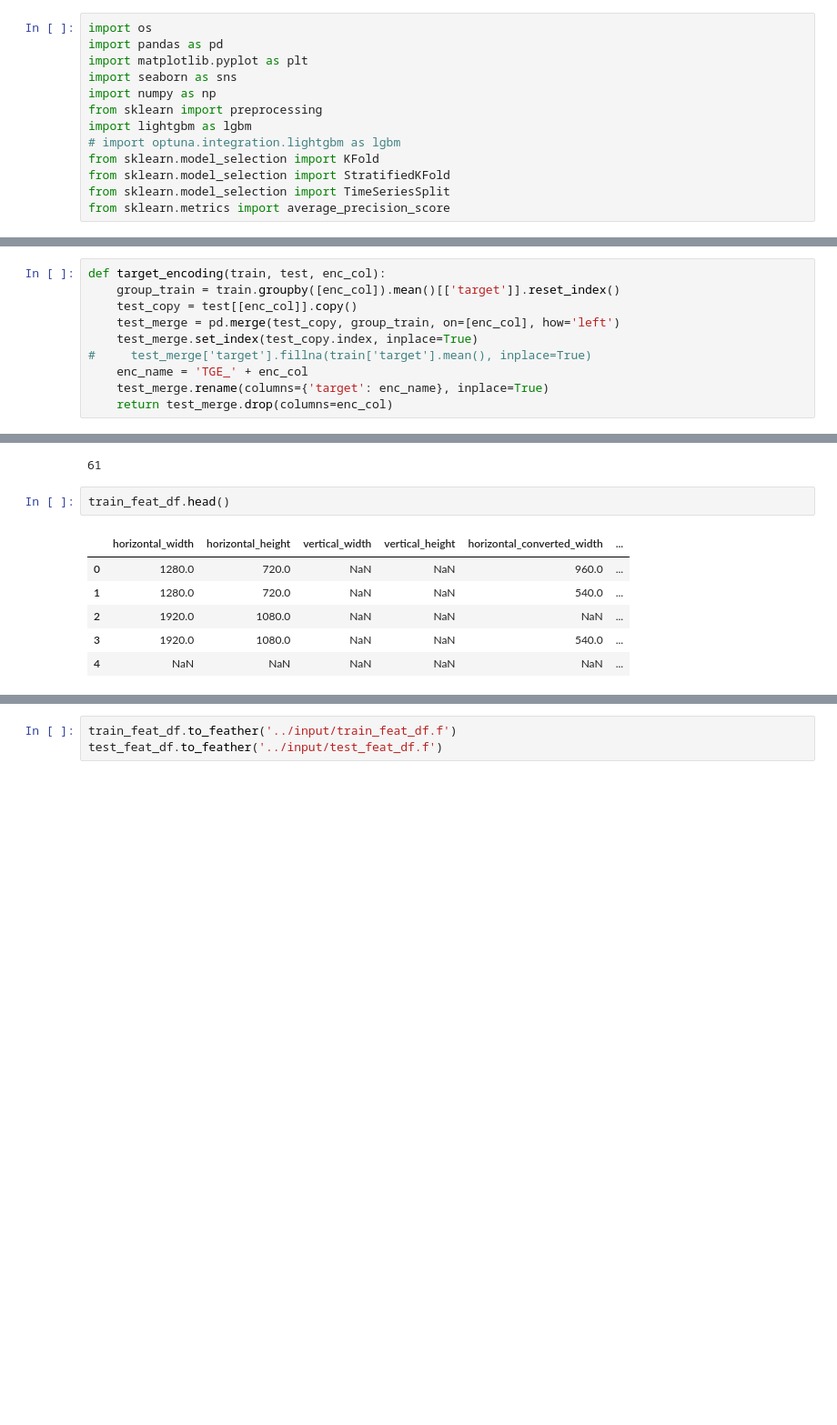
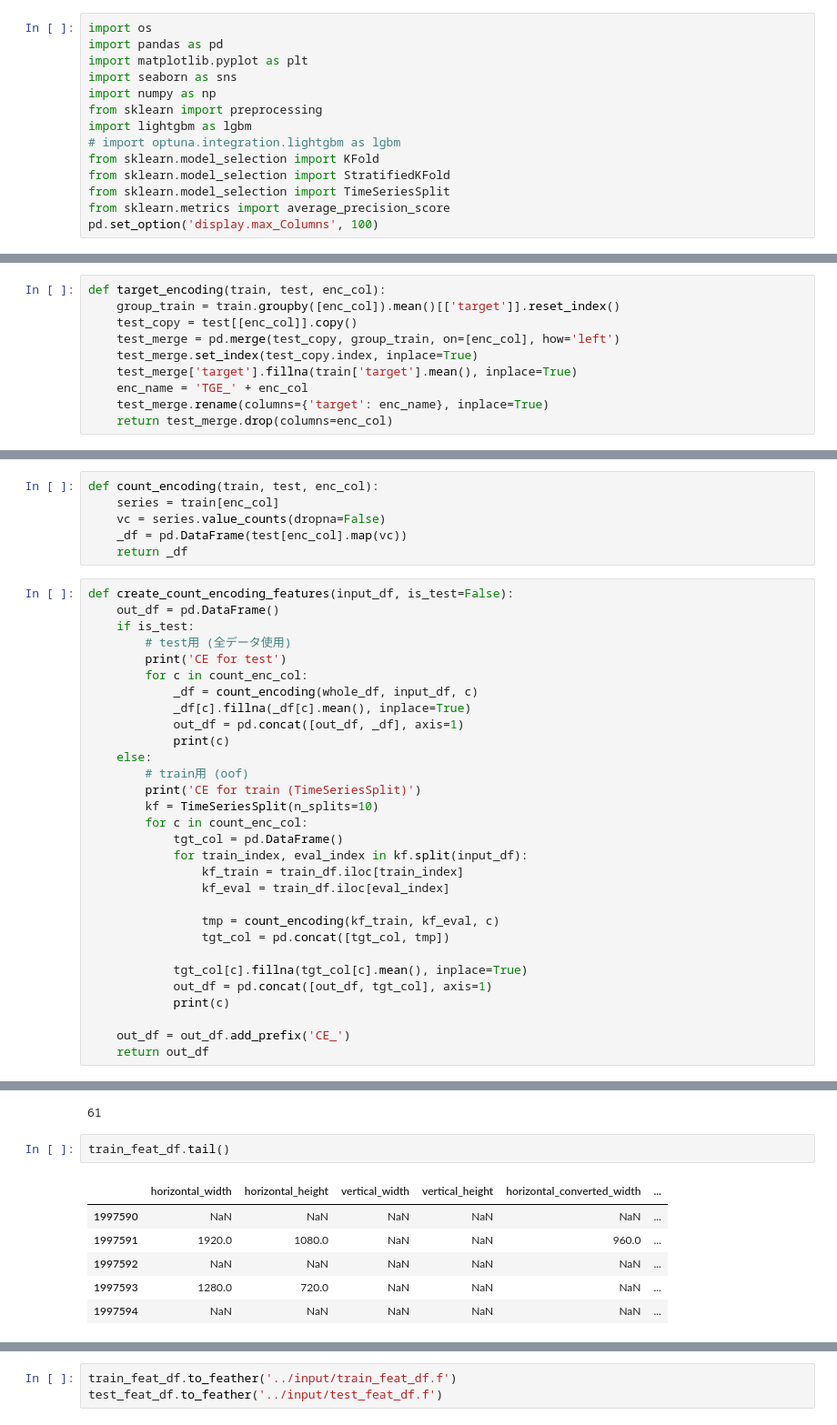
Before and after one commit to yumehara/atmacup7, a Jupyter notebook: notebook/Simple_modeling.ipynb, the cells around one changed output, grey strips where cells are left out. Shown: that part at 91% size. Saved outputs shown, nothing was run; the diff lists cells and outputs as text; blank space fills up the shorter version.

```diff
--- a/notebook/Simple_modeling.ipynb
+++ b/notebook/Simple_modeling.ipynb
@@ -11,6 +11,7 @@ from sklearn.model_selection import KFold
 from sklearn.model_selection import StratifiedKFold
 from sklearn.model_selection import TimeSeriesSplit
 from sklearn.metrics import average_precision_score
+pd.set_option('display.max_Columns', 100)
 # %%
 INPUT_DIR = '../input/'
 OUTPUT_DIR = '../output/'
@@ -164,7 +165,7 @@ def target_encoding(train, test, enc_col):
     test_copy = test[[enc_col]].copy()
     test_merge = pd.merge(test_copy, group_train, on=[enc_col], how='left')
     test_merge.set_index(test_copy.index, inplace=True)
-#     test_merge['target'].fillna(train['target'].mean(), inplace=True)
+    test_merge['target'].fillna(train['target'].mean(), inplace=True)
     enc_name = 'TGE_' + enc_col
     test_merge.rename(columns={'target': enc_name}, inplace=True)
     return test_merge.drop(columns=enc_col)
@@ -219,3 +207,39 @@ def create_count_encoding_features(input_df, is_test=False):
+# %%
+def count_encoding(train, test, enc_col):
+    series = train[enc_col]
+    vc = series.value_counts(dropna=False)
+    _df = pd.DataFrame(test[enc_col].map(vc))
+    return _df
+# %%
+def create_count_encoding_features(input_df, is_test=False):
+    out_df = pd.DataFrame()
+    if is_test:
+        # test用 (全データ使用)
+        print('CE for test')
+        for c in count_enc_col:
+            _df = count_encoding(whole_df, input_df, c)
+            _df[c].fillna(_df[c].mean(), inplace=True)
+            out_df = pd.concat([out_df, _df], axis=1)
+            print(c)
+    else:
+        # train用 (oof)
+        print('CE for train (TimeSeriesSplit)')
+        kf = TimeSeriesSplit(n_splits=10)
+        for c in count_enc_col:
+            tgt_col = pd.DataFrame()
+            for train_index, eval_index in kf.split(input_df):
+                kf_train = train_df.iloc[train_index]
+                kf_eval = train_df.iloc[eval_index]
+
+                tmp = count_encoding(kf_train, kf_eval, c)
+                tgt_col = pd.concat([tgt_col, tmp])
+
+            tgt_col[c].fillna(tgt_col[c].mean(), inplace=True)
+            out_df = pd.concat([out_df, tgt_col], axis=1)
+            print(c)
+
+    out_df = out_df.add_prefix('CE_')
+    return out_df
 # %% [markdown]
 ### One-hot encoding
 # %%
@@ -388,11 +424,11 @@ print(feature_count)
 # %% [output]
 61
 # %%
-train_feat_df.head()
+train_feat_df.tail()
 # %% [output]
 |  | horizontal_width | horizontal_height | vertical_width | vertical_height | horizontal_converted_width | ... |
-| 0 | 1280.0 | 720.0 | NaN | NaN | 960.0 | ... |
-| 1 | 1280.0 | 720.0 | NaN | NaN | 540.0 | ... |
-| 2 | 1920.0 | 1080.0 | NaN | NaN | NaN | ... |
-| 3 | 1920.0 | 1080.0 | NaN | NaN | 540.0 | ... |
-| 4 | NaN | NaN | NaN | NaN | NaN | ... |
+| 1997590 | NaN | NaN | NaN | NaN | NaN | ... |
+| 1997591 | 1920.0 | 1080.0 | NaN | NaN | 960.0 | ... |
+| 1997592 | NaN | NaN | NaN | NaN | NaN | ... |
+| 1997593 | 1280.0 | 720.0 | NaN | NaN | NaN | ... |
+| 1997594 | NaN | NaN | NaN | NaN | NaN | ... |
```
Also changed, not shown: parts of 9 cells of this notebook, 2 other files.
